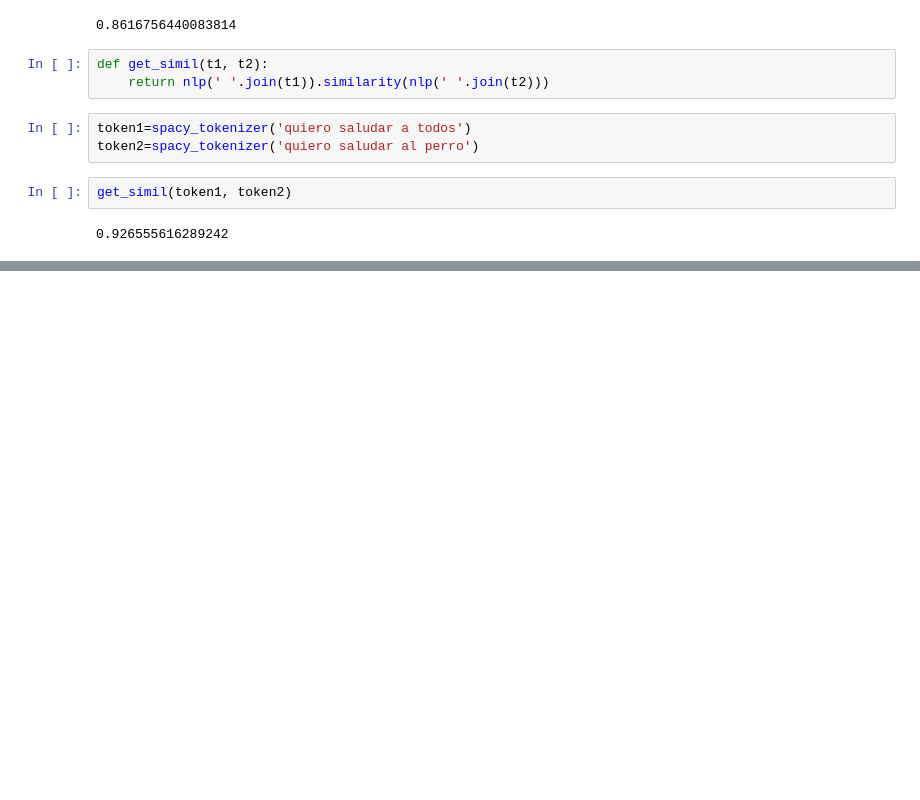
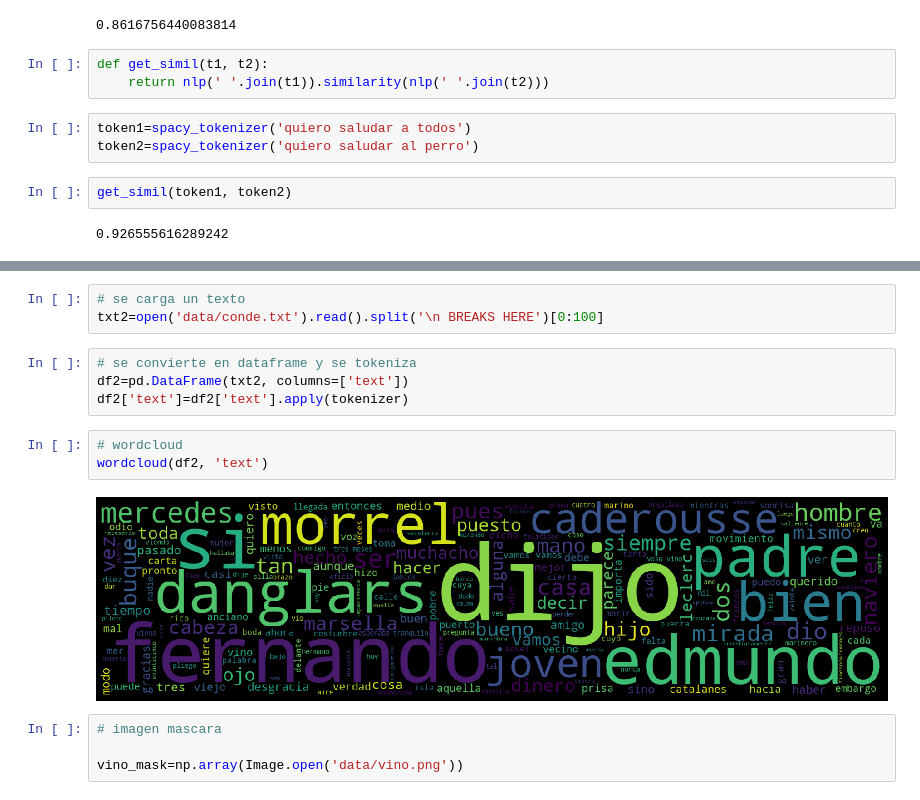
Before and after one commit to albertoid/clases_datamex0120, a Jupyter notebook: w7_d4 - NLP.ipynb, the cells around one changed output, grey strips where cells are left out. Drawn from its saved outputs; the diff is of its cells as text; blank space fills up the shorter version.

```diff
--- a/w7_d4 - NLP.ipynb
+++ b/w7_d4 - NLP.ipynb
@@ -306,0 +391,16 @@ get_simil(token1, token2)
+# %%
+# se carga un texto
+txt2=open('data/conde.txt').read().split('\n BREAKS HERE')[0:100]
+# %%
+# se convierte en dataframe y se tokeniza
+df2=pd.DataFrame(txt2, columns=['text'])
+df2['text']=df2['text'].apply(tokenizer)
+# %%
+# wordcloud
+wordcloud(df2, 'text')
+# %% [output]
+[figure, added]
+# %%
+# imagen mascara
+
+vino_mask=np.array(Image.open('data/vino.png'))
```
Also changed, not shown: parts of 13 cells of this notebook, 4 other files.
